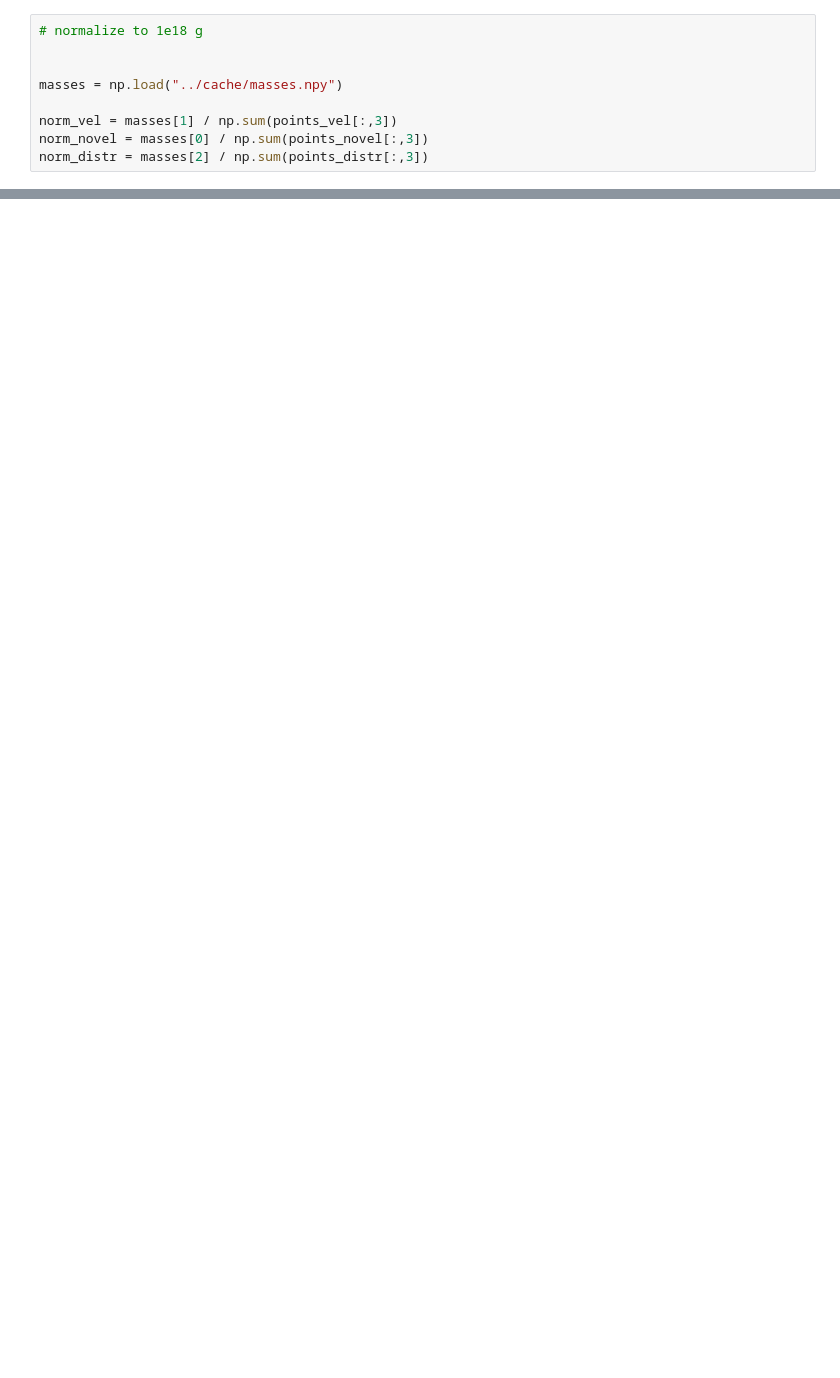
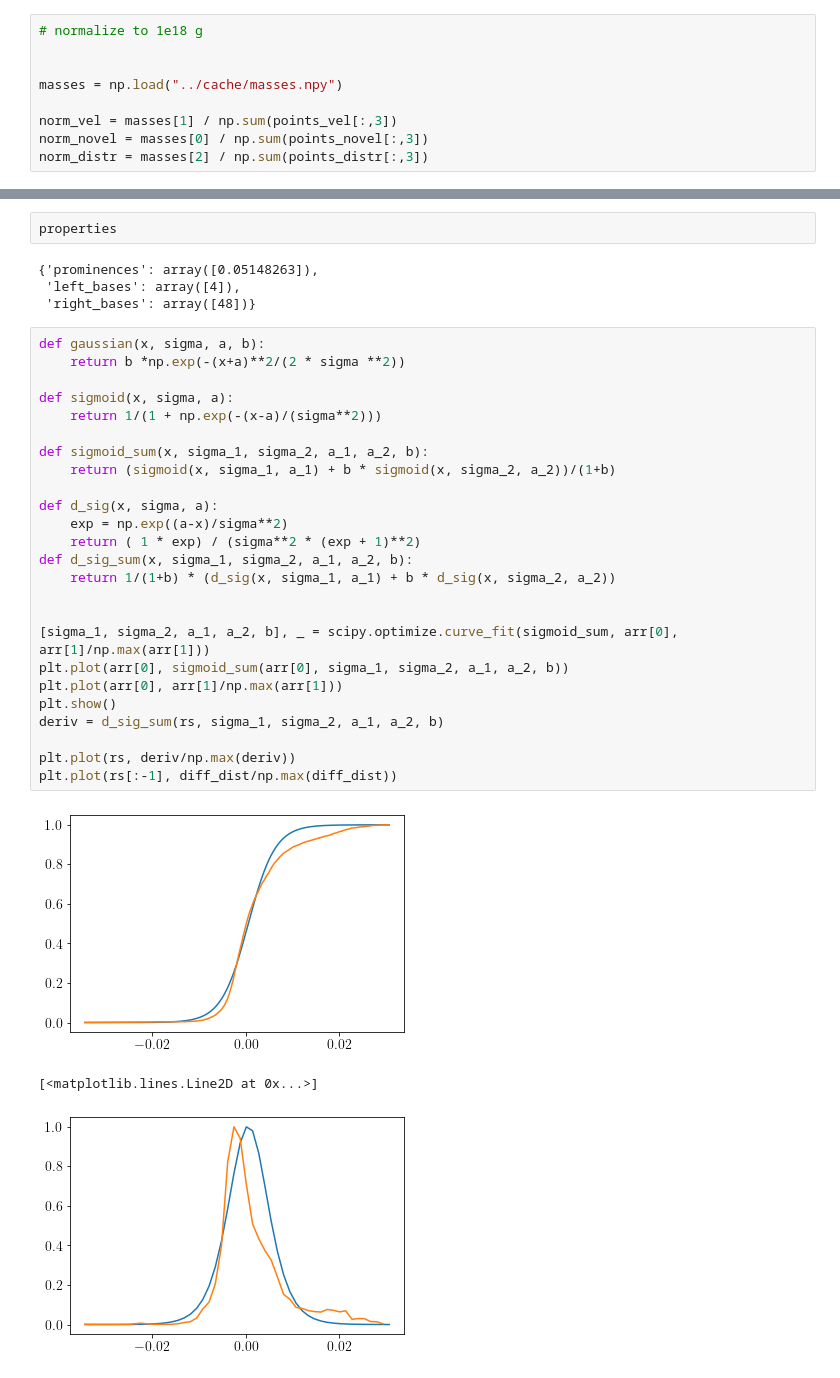
Before and after one commit to wcukier/Phaethon_Meteoroids, a Jupyter notebook: scripts/Fig 1.ipynb, the cells around one changed output, grey strips where cells are left out. Saved outputs shown, nothing was run; the diff lists cells and outputs as text; blank space fills up the shorter version.

```diff
--- a/scripts/Fig 1.ipynb
+++ b/scripts/Fig 1.ipynb
@@ -181,0 +336,35 @@ plt.show()
+# %%
+properties
+# %% [output]
+{'prominences': array([0.05148263]),
+ 'left_bases': array([4]),
+ 'right_bases': array([48])}
+# %%
+def gaussian(x, sigma, a, b):
+    return b *np.exp(-(x+a)**2/(2 * sigma **2))
+
+def sigmoid(x, sigma, a):
+    return 1/(1 + np.exp(-(x-a)/(sigma**2)))
+
+def sigmoid_sum(x, sigma_1, sigma_2, a_1, a_2, b):
+    return (sigmoid(x, sigma_1, a_1) + b * sigmoid(x, sigma_2, a_2))/(1+b)
+
+def d_sig(x, sigma, a):
+    exp = np.exp((a-x)/sigma**2)
+    return ( 1 * exp) / (sigma**2 * (exp + 1)**2)
+def d_sig_sum(x, sigma_1, sigma_2, a_1, a_2, b):
+    return 1/(1+b) * (d_sig(x, sigma_1, a_1) + b * d_sig(x, sigma_2, a_2))
+
+
+[sigma_1, sigma_2, a_1, a_2, b], _ = scipy.optimize.curve_fit(sigmoid_sum, arr[0], arr[1]/np.max(arr[1]))
+plt.plot(arr[0], sigmoid_sum(arr[0], sigma_1, sigma_2, a_1, a_2, b))
+plt.plot(arr[0], arr[1]/np.max(arr[1]))
+plt.show()
+deriv = d_sig_sum(rs, sigma_1, sigma_2, a_1, a_2, b)
+
+plt.plot(rs, deriv/np.max(deriv))
+plt.plot(rs[:-1], diff_dist/np.max(diff_dist))
+# %% [output]
+[figure, added]
+[<matplotlib.lines.Line2D at 0x...>]
+[figure, added]
```
Also changed, not shown: parts of 38 cells of this notebook, 8 other files.
